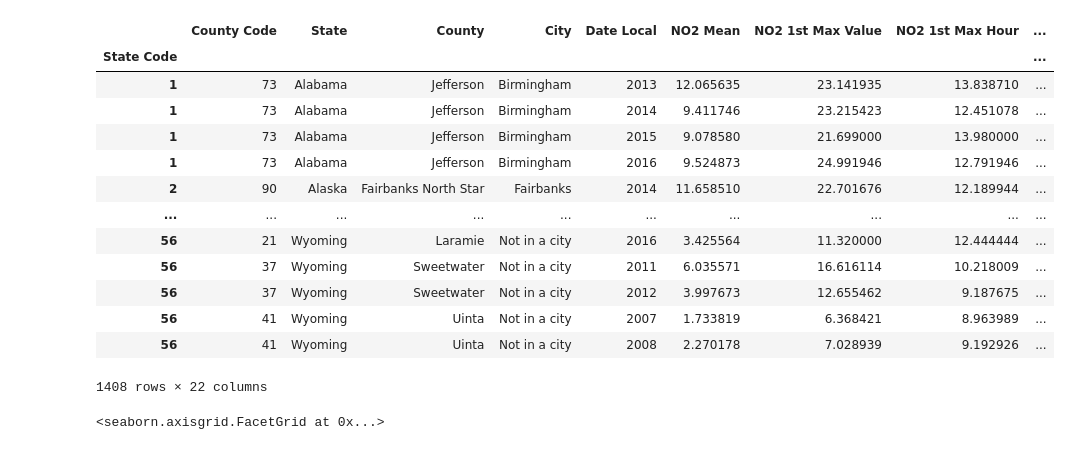
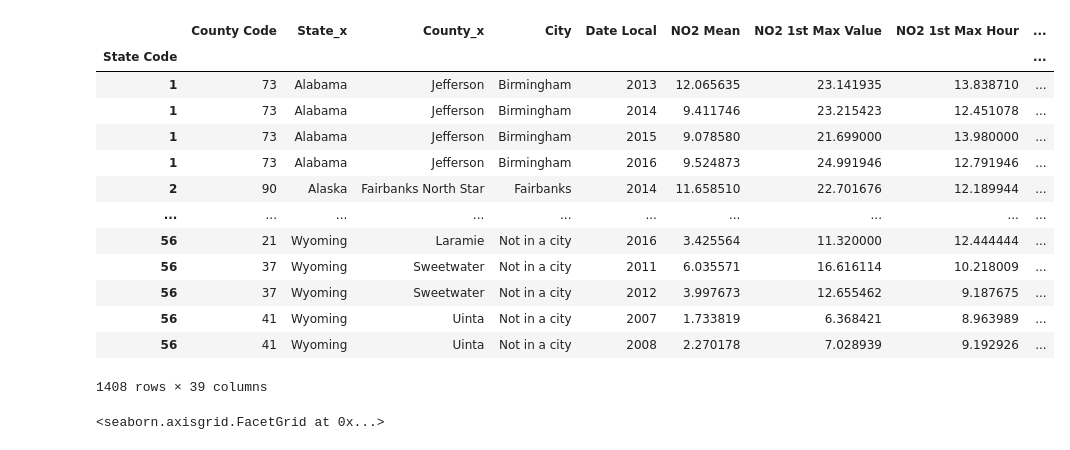
Before and after one commit to kate-kenny/final-project, a Jupyter notebook: Trends and Exploring.ipynb, the cells around one changed output. Drawn from its saved outputs; the diff is of its cells as text; code cells hidden in the pictures.

Commit message:
data exploring

```diff
--- a/Trends and Exploring.ipynb
+++ b/Trends and Exploring.ipynb
@@ -1,15 +1,15 @@
 # %%
 import numpy as np # linear algebra
 import pandas as pd # data processing, CSV file I/O (e.g. pd.read_csv)
 import matplotlib.pyplot as plt
 import seaborn as sns
 from sklearn.model_selection import train_test_split
 
-data = pd.read_csv("EPA_income.csv", index_col = 0)
+df = pd.read_csv("pollution_income_race.csv", index_col = 0)
 
 data.dropna()
 # %% [output]
-|  | County Code | State | County | City | Date Local | NO2 Mean | NO2 1st Max Value | NO2 1st Max Hour | ... |
+|  | County Code | State_x | County_x | City | Date Local | NO2 Mean | NO2 1st Max Value | NO2 1st Max Hour | ... |
 | State Code |  |  |  |  |  |  |  |  | ... |
 | 1 | 73 | Alabama | Jefferson | Birmingham | 2013 | 12.065635 | 23.141935 | 13.838710 | ... |
 | 1 | 73 | Alabama | Jefferson | Birmingham | 2014 | 9.411746 | 23.215423 | 12.451078 | ... |
@@ -22,5 +22,5 @@ data.dropna()
 | 56 | 37 | Wyoming | Sweetwater | Not in a city | 2012 | 3.997673 | 12.655462 | 9.187675 | ... |
 | 56 | 41 | Wyoming | Uinta | Not in a city | 2007 | 1.733819 | 6.368421 | 8.963989 | ... |
 | 56 | 41 | Wyoming | Uinta | Not in a city | 2008 | 2.270178 | 7.028939 | 9.192926 | ... |
-1408 rows × 22 columns
+1408 rows × 39 columns
 # %%
```
Also changed, not shown: parts of 3 cells of this notebook, 2 other files.
